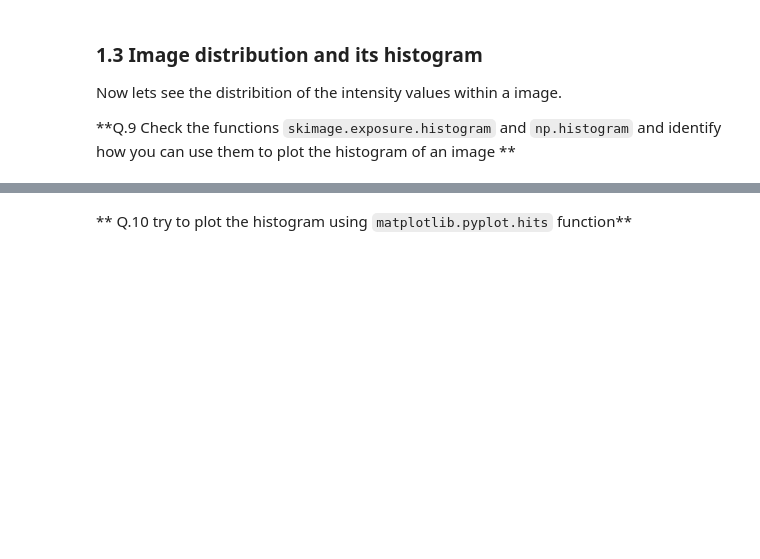
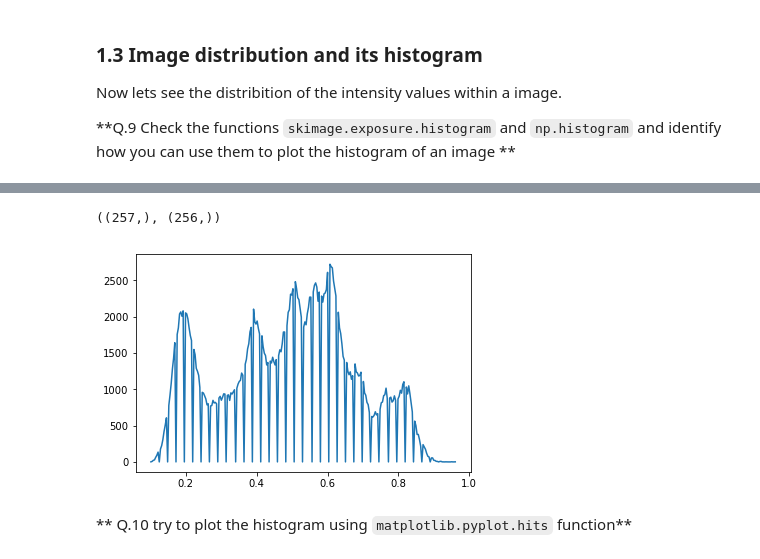
Before and after one commit to Amayawson/B31XB-IIP-TP-1718, a Jupyter notebook: 1-introducion/1-introduction-skimage.ipynb, the cells around one changed output, grey strips where cells are left out. Drawn from its saved outputs; the diff is of its cells as text; code cells hidden in the pictures; blank space fills up the shorter version.

```diff
--- a/1-introducion/1-introduction-skimage.ipynb
+++ b/1-introducion/1-introduction-skimage.ipynb
@@ -151,2 +146,10 @@ Now lets see the distribition of the intensity values within a image.
+# %%
+
+numpy_bins, numpy_centers = np.histogram(lena_float, 256)
+plt.plot( numpy_centers[1:], numpy_bins)
+numpy_centers.shape, numpy_bins.shape
+# %% [output]
+((257,), (256,))
+[figure, added]
 # %% [markdown]
 ** Q.10 try to plot the histogram using `matplotlib.pyplot.hits` function**
```
Also changed, not shown: parts of 7 cells of this notebook, 3 other files.
